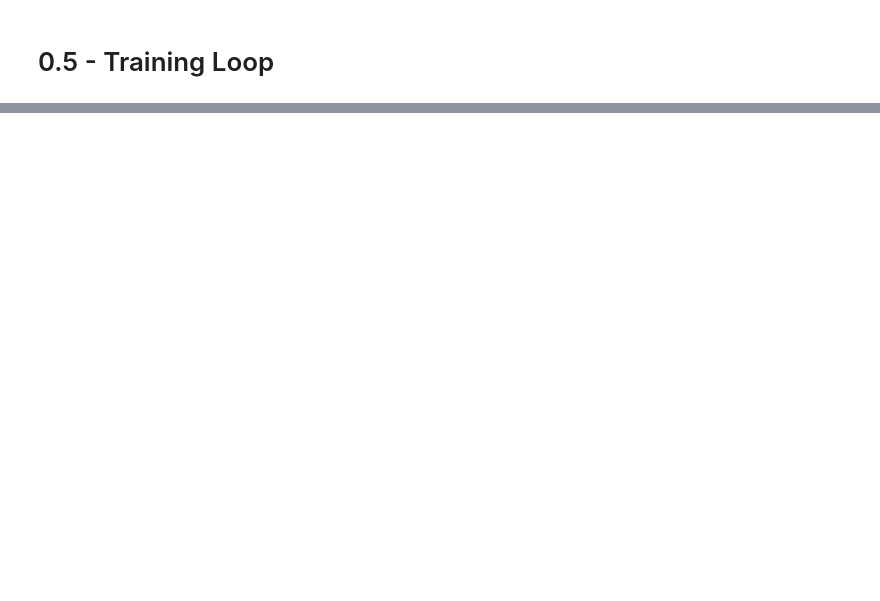
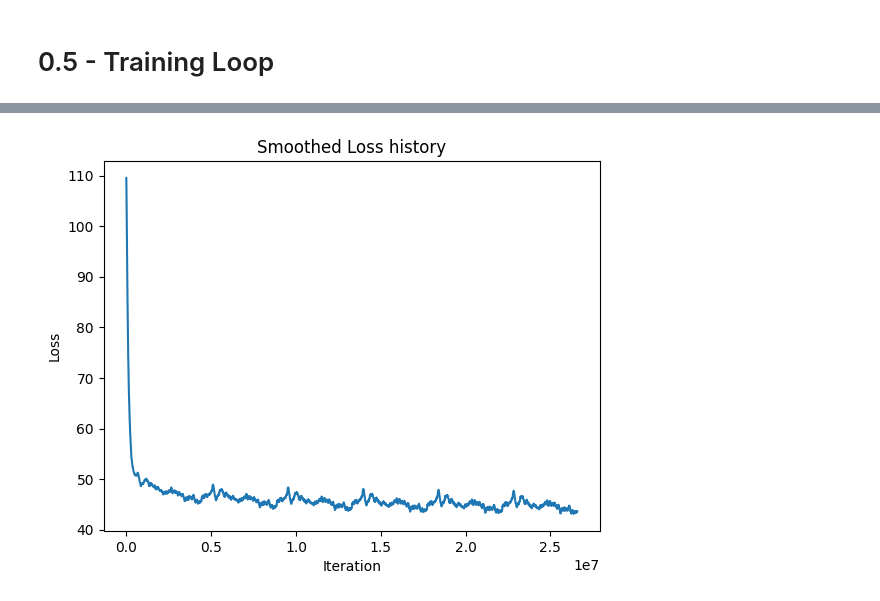
Before and after one commit to Lussebullen/dd2424, a Jupyter notebook: assignment4/rnn.ipynb, the cells around one changed output, grey strips where cells are left out. Drawn from its saved outputs; the diff is of its cells as text; code cells hidden in the pictures; blank space fills up the shorter version.

```diff
--- a/assignment4/rnn.ipynb
+++ b/assignment4/rnn.ipynb
@@ -5,12 +5,16 @@ import numpy as np
 # %%
 with open("goblet_book.txt", "r") as f:
     data = f.read()
+
+data = list(data)
 
 book_chars = list(set(data))
 K = len(book_chars)
 
 charToInd = {c:i for i,c in enumerate(book_chars)}
 indToChar = {i:c for i,c in enumerate(book_chars)}
+
+K  = len(indToChar)
 # %%
 def toString(encoded_text):
     return ''.join([indToChar[i] for i in encoded_text])
@@ -18,7 +22,7 @@ def toString(encoded_text):
 def oneHotEncode(x):
     Y = np.zeros((K, len(x)))
     for i,c in enumerate(x):
-        Y[charToInd[c],i] = 1
+        Y[charToInd[c],i] = 1.0
     return Y
 # %%
 class RNN():
@@ -254,7 +254,10 @@ V
 m = 100
 eta = 0.1
 seq_length = 25
-model = RNN(K, m=m)
+
+# Important! For reproducibility set PYTHONHASHSEED=0 on execution, and find good session seed.
+# Ideally get step 1000 loss to ~76
+model = RNN(K, m=m, seed=41)
 dataSetSize = len(data)
 
 # Epoch Counter
@@ -271,19 +274,20 @@ Y = oneHotEncode(Ychars) # K x seq_length
 lossSmooth = model.cost(X,Y)
 
 lossHistory = []
+synthHistory = {}
 lossBest = lossSmooth
 weightBest = model.weights.copy()
 iterCount = 0
 
 print(f"==== Epoch {0} ====")
-while epoch < 5:
+while epoch < 6:
     Xchars = data[e:e+seq_length]
     Ychars = data[e+1:e+seq_length+1]
 
     X = oneHotEncode(Xchars) # K x seq_length
     Y = oneHotEncode(Ychars) # K x seq_length
 
-    model.train(X, Y, eta=0.1)
+    model.train(X, Y, eta=eta)
 
     loss = model.cost(X,Y)
     lossSmooth = 0.999*lossSmooth + 0.001*loss
@@ -298,12 +302,14 @@ while epoch < 5:
         lossHistory.append(lossSmooth)
 
     # Synth 200 chars of text every 1000 steps
-    if iterCount % 1000 == 0:
-        txtenc = model.synth(X, 200)
+    if iterCount % 10000 == 0:
+        txtenc = model.synth(X, 200)[seq_length:]
 
         txt = "".join([indToChar[ind] for ind in txtenc])
-        print("Step: ", iterCount)
-        print(txt)
+        if iterCount <= 100000:
+            synthHistory[iterCount] = txt
+        print("Step: ", iterCount, " loss: ",lossSmooth,"\n")
+        print(txt,"\n")
 
     e += seq_length
     iterCount += 1
@@ -311,7 +317,7 @@ while epoch < 5:
     if e + seq_length >= dataSetSize:
         e = 0
         epoch += 1
-        print(f"==== Epoch {epoch} ====")
+        print(f"\n==== Epoch {epoch} ====\n")
         model.hprev = np.zeros(shape=(m,1))
 # %% [output]
 ==== Epoch 0 ====
@@ -324,0 +361,11 @@ KeyboardInterrupt:
+# %%
+#plot loss history
+import matplotlib.pyplot as plt
+x = [10000*i for i in range(len(lossHistory))]
+plt.plot(x, lossHistory)
+plt.xlabel("Iteration")
+plt.ylabel("Loss")
+plt.title("Smoothed Loss history")
+plt.show()
+# %% [output]
+[figure, added]
```
Also changed, not shown: parts of 9 cells of this notebook.
